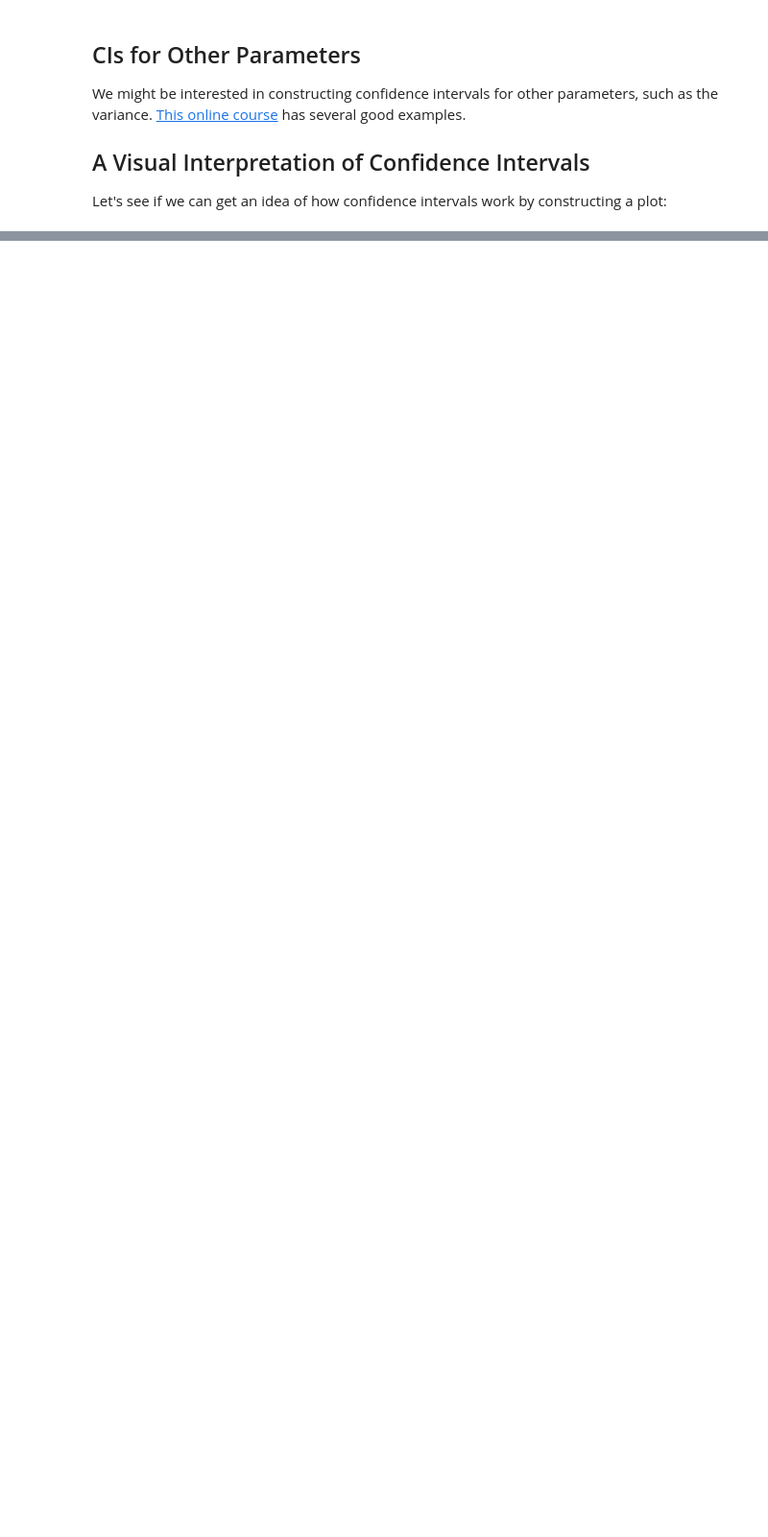
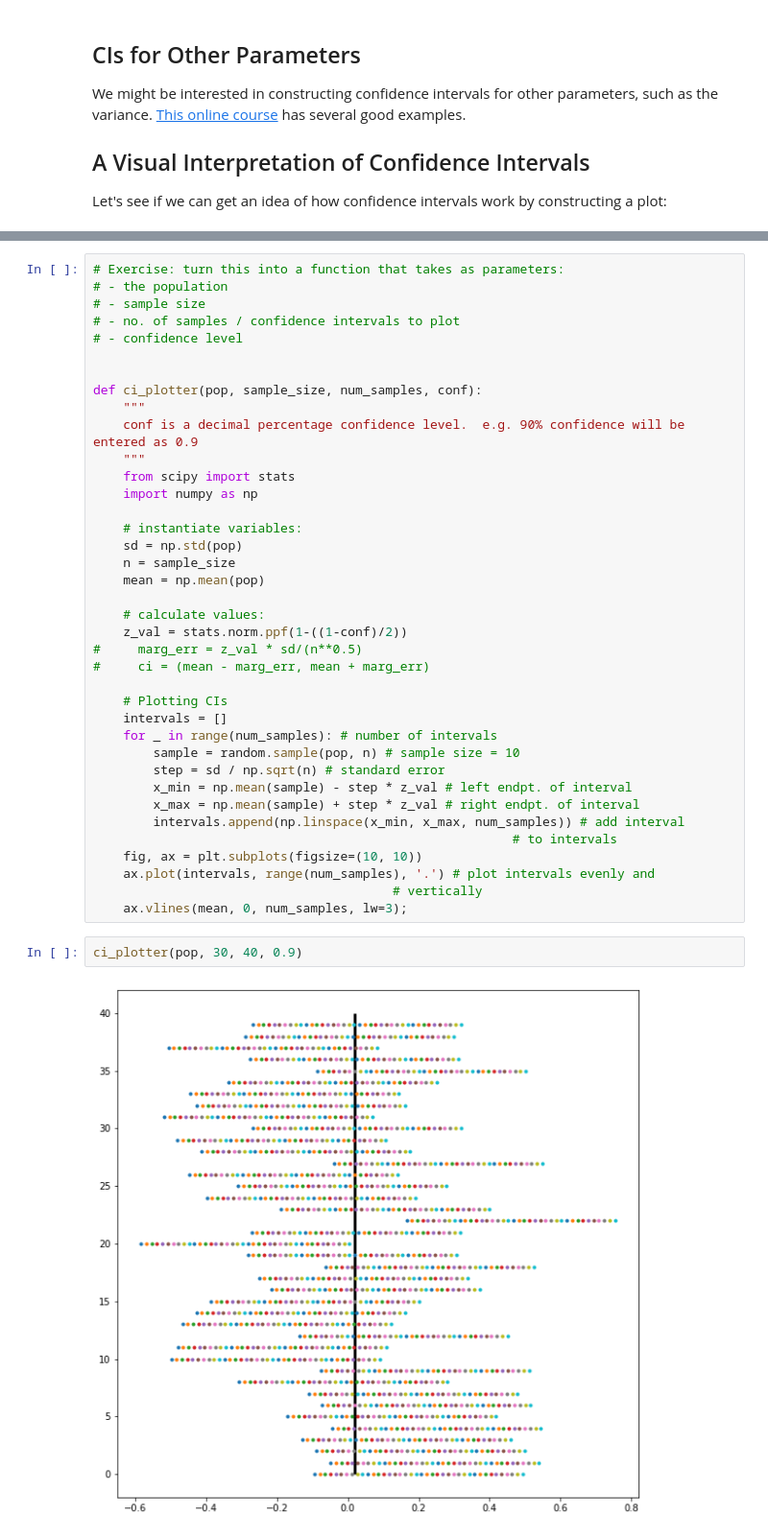
Before and after one commit to lecritch/on_confidence_intervals_seattle-chicago-ds, a Jupyter notebook: on_confidence_intervals.ipynb, the cells around one changed output, grey strips where cells are left out. Shown: that part at 96% size. Drawn from its saved outputs; the diff is of its cells as text; blank space fills up the shorter version.

```diff
--- a/on_confidence_intervals.ipynb
+++ b/on_confidence_intervals.ipynb
@@ -200,0 +250,42 @@ def ci_plotter(pop, sample_size, num_samples, conf):
+# %%
+# Exercise: turn this into a function that takes as parameters:
+# - the population
+# - sample size
+# - no. of samples / confidence intervals to plot
+# - confidence level
+
+
+def ci_plotter(pop, sample_size, num_samples, conf):
+    """
+    conf is a decimal percentage confidence level.  e.g. 90% confidence will be entered as 0.9
+    """
+    from scipy import stats
+    import numpy as np
+
+    # instantiate variables:
+    sd = np.std(pop)
+    n = sample_size
+    mean = np.mean(pop)
+
+    # calculate values:
+    z_val = stats.norm.ppf(1-((1-conf)/2))
+#     marg_err = z_val * sd/(n**0.5)
+#     ci = (mean - marg_err, mean + marg_err)
+
+    # Plotting CIs
+    intervals = []
+    for _ in range(num_samples): # number of intervals
+        sample = random.sample(pop, n) # sample size = 10
+        step = sd / np.sqrt(n) # standard error
+        x_min = np.mean(sample) - step * z_val # left endpt. of interval
+        x_max = np.mean(sample) + step * z_val # right endpt. of interval
+        intervals.append(np.linspace(x_min, x_max, num_samples)) # add interval
+                                                        # to intervals
+    fig, ax = plt.subplots(figsize=(10, 10))
+    ax.plot(intervals, range(num_samples), '.') # plot intervals evenly and
+                                        # vertically
+    ax.vlines(mean, 0, num_samples, lw=3);
+# %%
+ci_plotter(pop, 30, 40, 0.9)
+# %% [output]
+[figure, added]
```
Also changed, not shown: parts of 17 cells of this notebook.
